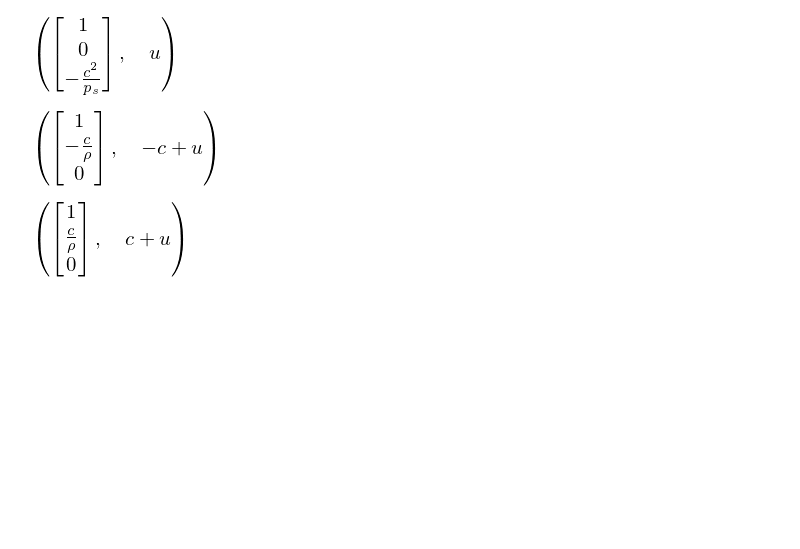
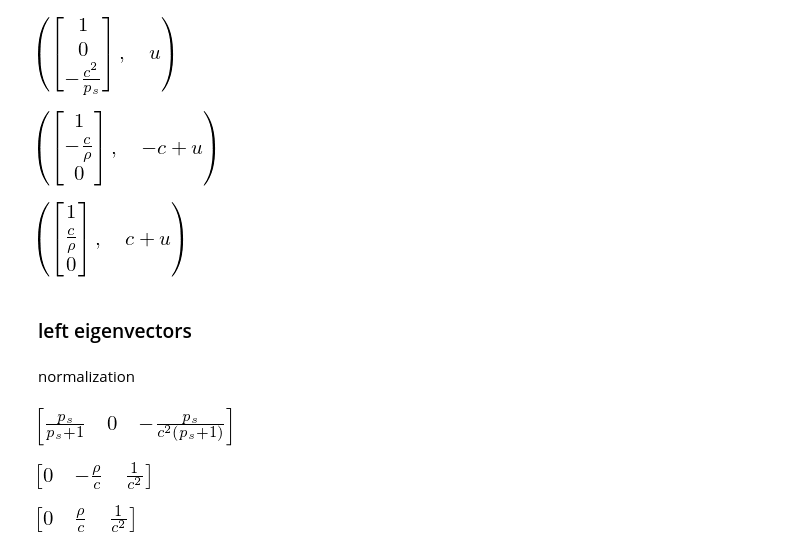
Before and after one commit to python-hydro/hydro_examples, a Jupyter notebook: compressible/euler.ipynb, the cells around one changed output. Cells and saved outputs as stored; diff of their text form; code cells hidden in the pictures; blank space fills up the shorter version.

```diff
--- a/compressible/euler.ipynb
+++ b/compressible/euler.ipynb
@@ -198,3 +210,33 @@ r[1], lam[1]
 r[2], lam[2]
 # %% [output]
 [figure]
+# %% [markdown]
+### left eigenvectors
+# %%
+Bs = As.transpose()
+L = B.eigenvects()
+l = []
+laml = []
+for (ev, _, ltmp) in L:
+    l.append(ltmp[0].transpose())
+    laml.append(ev)
+# %% [markdown]
+normalization
+# %%
+for n in range(len(l)):
+    if lam[n] == laml[n]:
+        ltmp = l[n]
+        p = ltmp.dot(r[n])
+        l[n] = ltmp/p
+# %%
+simplify(l[0])
+# %% [output]
+[figure, added]
+# %%
+l[1]
+# %% [output]
+[figure, added]
+# %%
+l[2]
+# %% [output]
+[figure, added]
```
Also changed, not shown: parts of 3 cells of this notebook.
